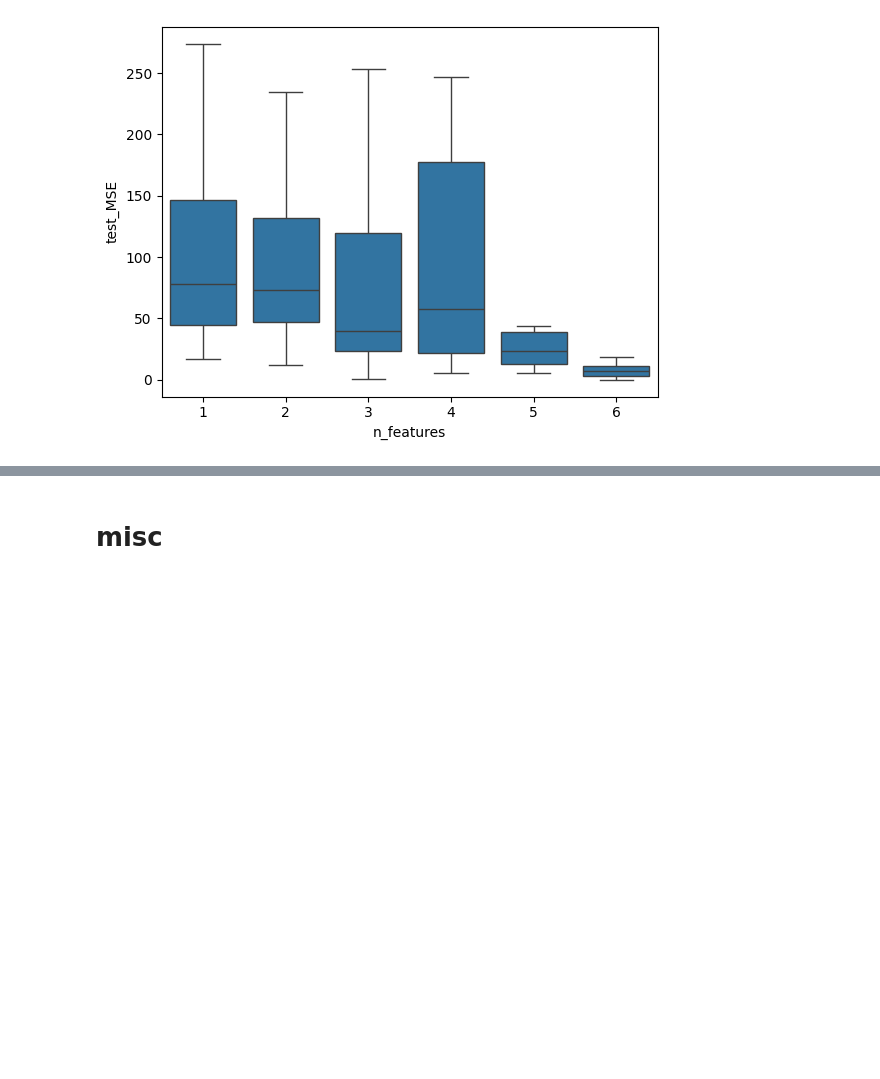
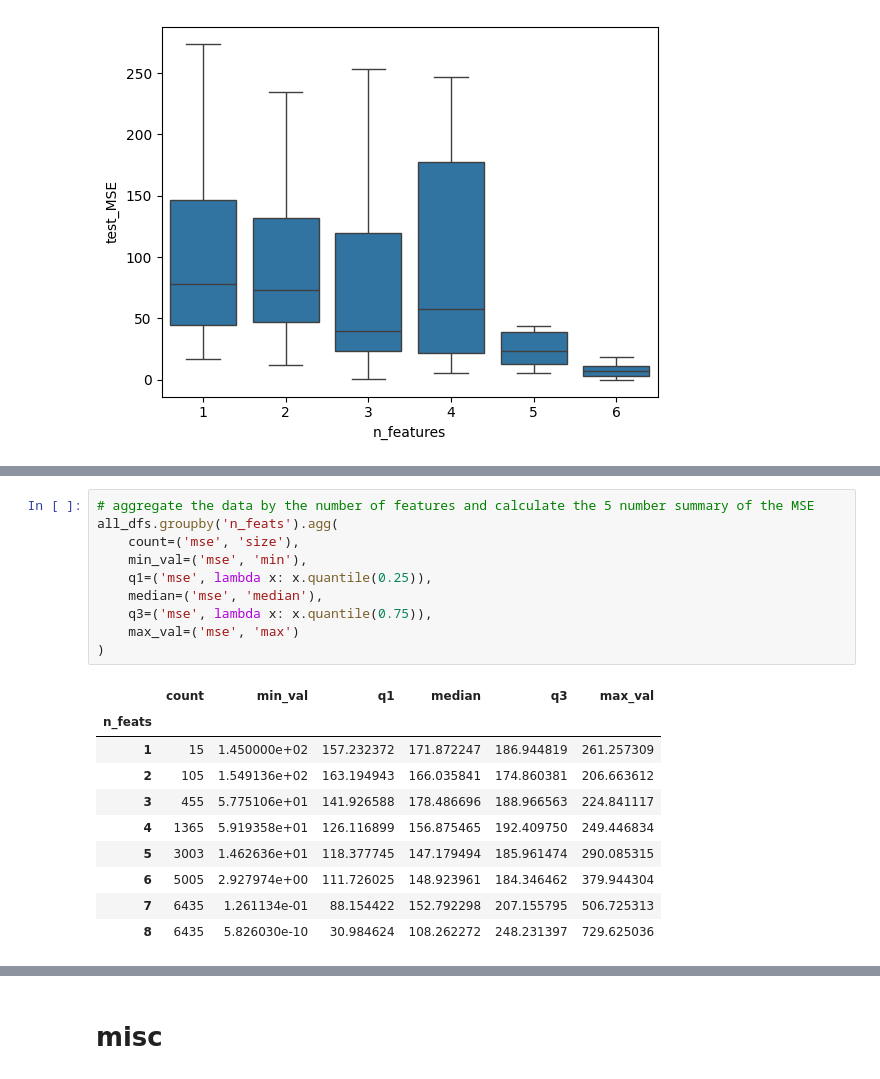
Before and after one commit to cvraut/colorimetry_ML, a Jupyter notebook: code/p02_study_mse/Study_MSE.ipynb, the cells around one changed output, grey strips where cells are left out. Cells and saved outputs as stored; diff of their text form; blank space fills up the shorter version.

```diff
--- a/code/p02_study_mse/Study_MSE.ipynb
+++ b/code/p02_study_mse/Study_MSE.ipynb
@@ -683,0 +762,21 @@ ax = sns.boxplot(x=tr_te_res['n_features'], y = tr_te_res['test_MSE'], showflier
+# %%
+# aggregate the data by the number of features and calculate the 5 number summary of the MSE
+all_dfs.groupby('n_feats').agg(
+    count=('mse', 'size'),
+    min_val=('mse', 'min'),
+    q1=('mse', lambda x: x.quantile(0.25)),
+    median=('mse', 'median'),
+    q3=('mse', lambda x: x.quantile(0.75)),
+    max_val=('mse', 'max')
+)
+# %% [output]
+|  | count | min_val | q1 | median | q3 | max_val |
+| n_feats |  |  |  |  |  |  |
+| 1 | 15 | 1.450000e+02 | 157.232372 | 171.872247 | 186.944819 | 261.257309 |
+| 2 | 105 | 1.549136e+02 | 163.194943 | 166.035841 | 174.860381 | 206.663612 |
+| 3 | 455 | 5.775106e+01 | 141.926588 | 178.486696 | 188.966563 | 224.841117 |
+| 4 | 1365 | 5.919358e+01 | 126.116899 | 156.875465 | 192.409750 | 249.446834 |
+| 5 | 3003 | 1.462636e+01 | 118.377745 | 147.179494 | 185.961474 | 290.085315 |
+| 6 | 5005 | 2.927974e+00 | 111.726025 | 148.923961 | 184.346462 | 379.944304 |
+| 7 | 6435 | 1.261134e-01 | 88.154422 | 152.792298 | 207.155795 | 506.725313 |
+| 8 | 6435 | 5.826030e-10 | 30.984624 | 108.262272 | 248.231397 | 729.625036 |
```
Also changed, not shown: parts of 8 cells of this notebook.
